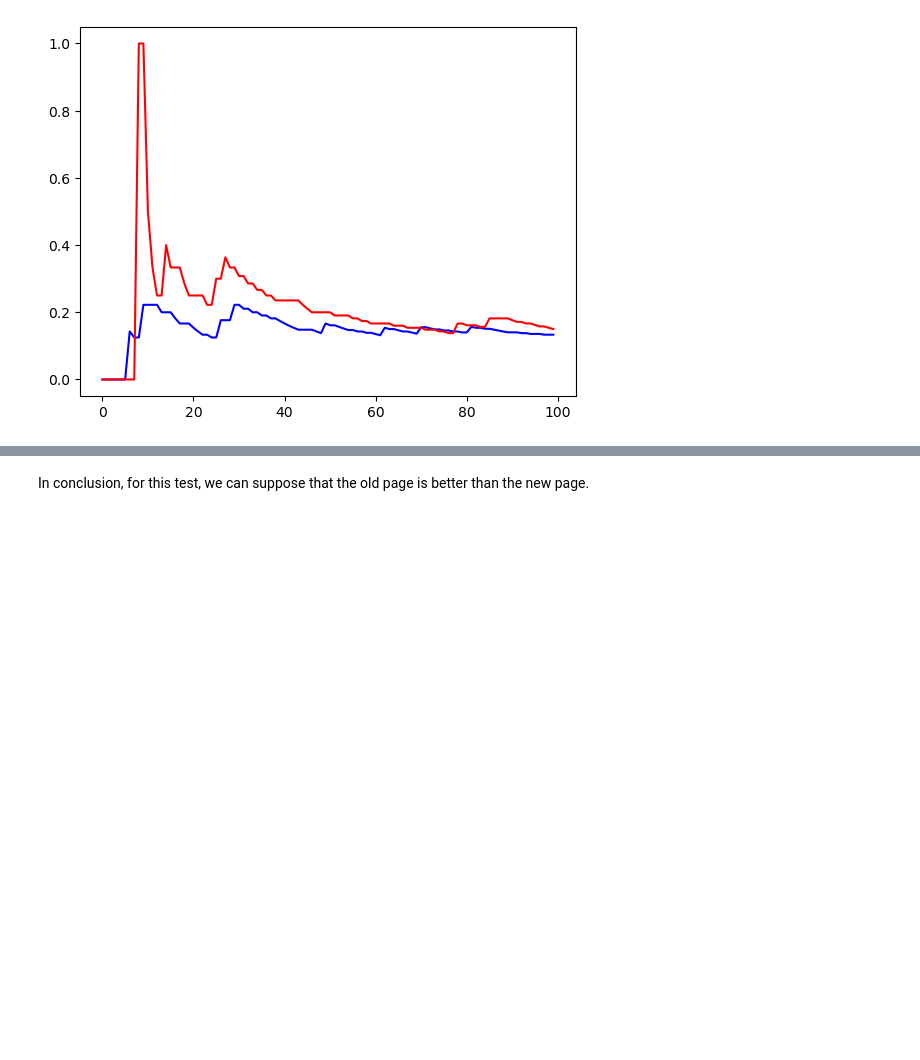
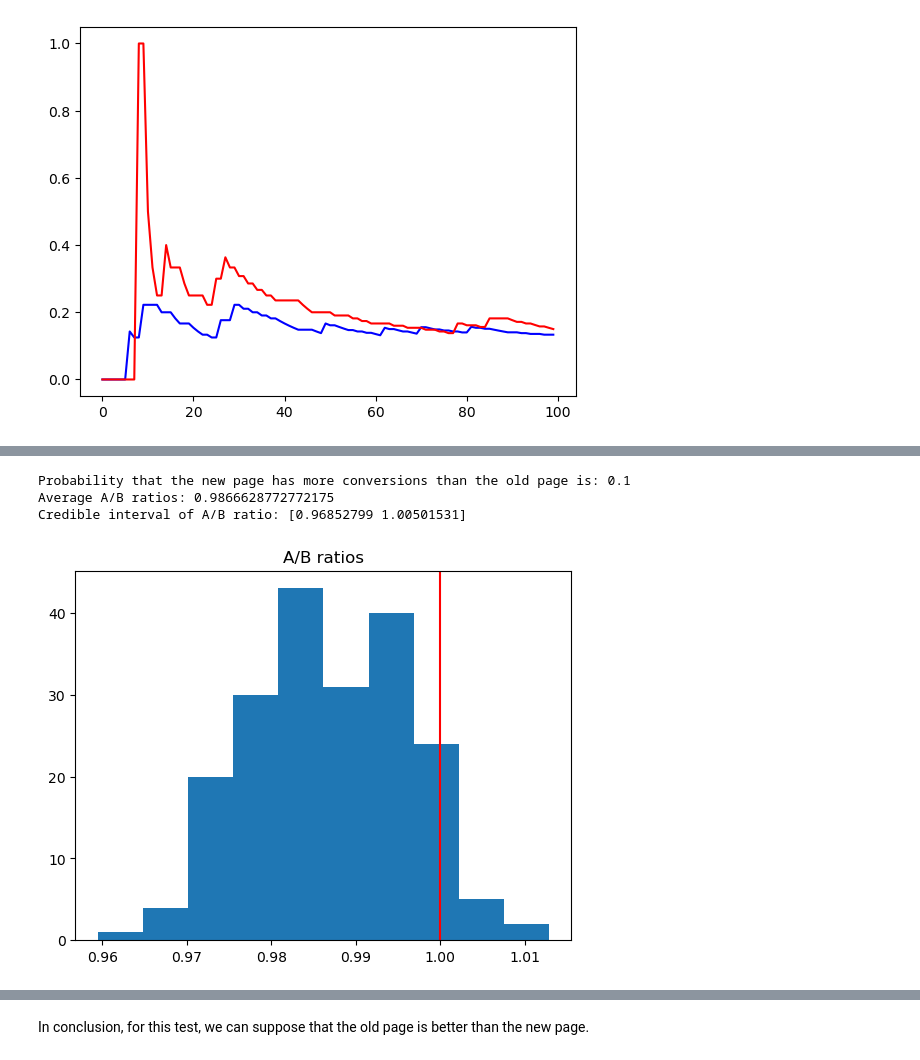
Before and after one commit to tamaraamicic/MAT4376_Project2, a Jupyter notebook: Project2_Tanner.ipynb, the cells around one changed output, grey strips where cells are left out. Cells and saved outputs as stored; diff of their text form; code cells hidden in the pictures; blank space fills up the shorter version.

```diff
--- a/Project2_Tanner.ipynb
+++ b/Project2_Tanner.ipynb
@@ -219,0 +212,18 @@ plt.show()
+# %%
+second_sim_size = 200
+p_value = proportion_test_b(new_conversions, old_conversions,
+                           new_n, old_n, sim_size = second_sim_size)
+ratios = proportion_ratio(new_conversions, old_conversions, new_n, old_n, sim_size = second_sim_size)
+ci = proportion_ci_b(new_conversions, old_conversions, new_n, old_n, sim_size = second_sim_size)
+print(f'Probability that the new page has more conversions than the old page is: {p_value}')
+print(f'Average A/B ratios: {ratios.mean()}')
+print(f'Credible interval of A/B ratio: {ci}')
+plt.hist(ratios)
+plt.axvline(1, color='red')
+plt.title("A/B ratios")
+plt.show()
+# %% [output]
+Probability that the new page has more conversions than the old page is: 0.1
+Average A/B ratios: 0.9866628772772175
+Credible interval of A/B ratio: [0.96852799 1.00501531]
+[figure, added]
```
Also changed, not shown: parts of 14 cells of this notebook.
